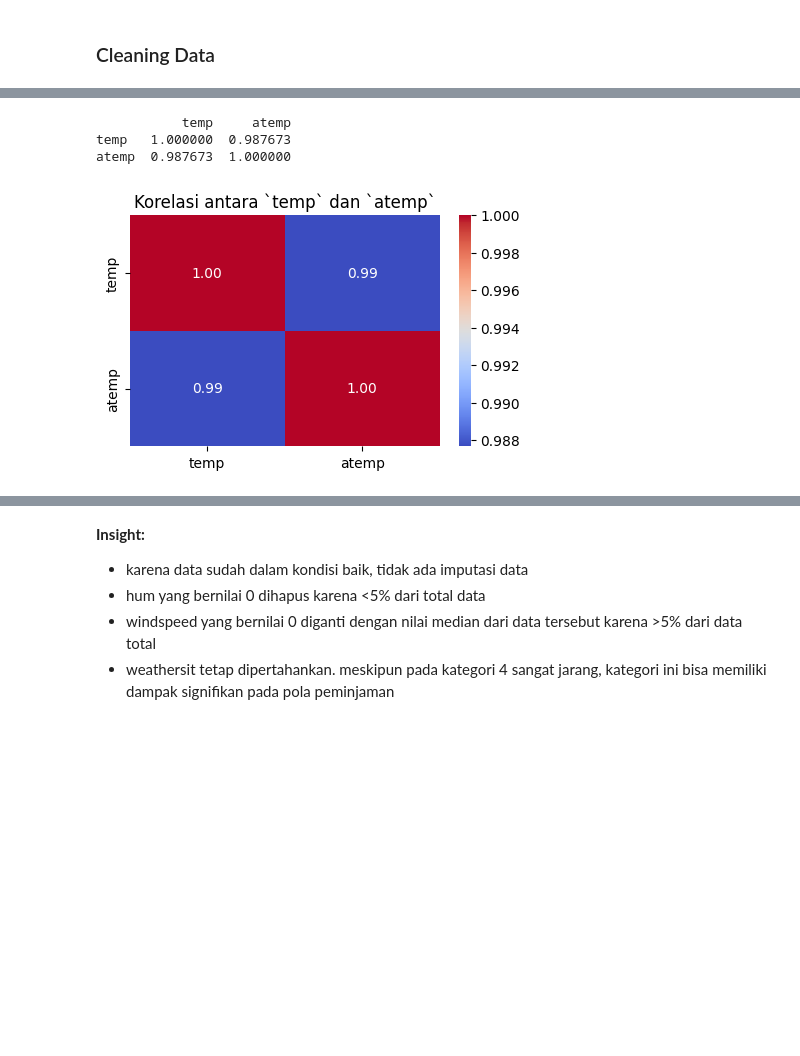
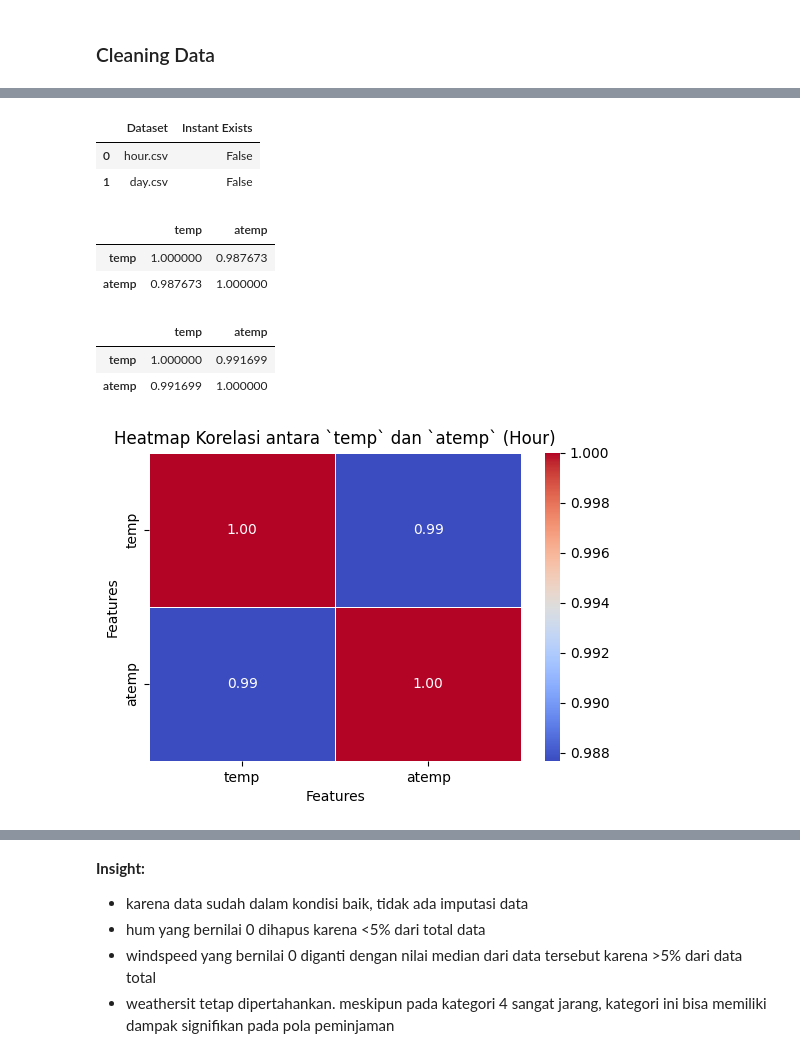
Before and after one commit to spicynoon/bike_sharing, a Jupyter notebook: Yandiyan_Dicoding_Proyek Analisis Data.ipynb, the cells around one changed output, grey strips where cells are left out. Cells and saved outputs as stored; diff of their text form; code cells hidden in the pictures; blank space fills up the shorter version.

Commit message:
perbaikan visualisasi data pada dashboard dan membagi main data menjadi 2 bagian

```diff
--- a/Yandiyan_Dicoding_Proyek Analisis Data.ipynb
+++ b/Yandiyan_Dicoding_Proyek Analisis Data.ipynb
@@ -231,6 +300,0 @@ persentase `windspeed = 0.00`: 12.543874791414927 %
-# %%
-#hum <5% sehingga dihapus
-df_hour = df_hour[df_hour['hum'] != 0.00]
-#windspeed >5% sehingga diubat menjadi median
-median_windspeed = df_hour['windspeed'].median()
-df_hour.loc[df_hour['windspeed'] == 0.00, 'windspeed'] = median_windspeed
@@ -259,15 +419,46 @@ df_day.drop(columns=['instant'], inplace=True)
+# %%
+#menghapus kolom 'instant' dari df_hour jika ada
+if 'instant' in df_hour.columns:
+    df_hour.drop(columns=['instant'], inplace=True)
+
+#menghapus kolom 'instant' dari df_day jika ada
+if 'instant' in df_day.columns:
+    df_day.drop(columns=['instant'], inplace=True)
+
+#cek apakah kolom instant masih ada atau tidak
+remaining_columns = pd.DataFrame({
+    "Dataset": ["hour.csv", "day.csv"],
+    "Instant Exists": ["instant" in df_hour.columns, "instant" in df_day.columns]
+})
+
+display(remaining_columns)
+# %% [output]
+|  | Dataset | Instant Exists |
+| 0 | hour.csv | False |
+| 1 | day.csv | False |
+# %%
+#check korelasi antara temp dan atemp pada hour
+correlation_hour = df_hour[['temp', 'atemp']].corr()
+display(correlation_hour)
+# %% [output]
+|  | temp | atemp |
+| temp | 1.000000 | 0.987673 |
+| atemp | 0.987673 | 1.000000 |
+# %%
+#check korelasi anatara temp dan atemp pada day
+correlation_day = df_day[['temp', 'atemp']].corr()
+display(correlation_day)
+# %% [output]
+|  | temp | atemp |
+| temp | 1.000000 | 0.991699 |
+| atemp | 0.991699 | 1.000000 |
 # %%
-#check korelasi antara temp dan atemp
-correlation = df_hour[['temp', 'atemp']].corr()
-print(correlation)
-
-# heatmap korelasi
-plt.figure(figsize=(5,3))
-sns.heatmap(correlation, annot=True, cmap='coolwarm', fmt=".2f")
-plt.title("Korelasi antara `temp` dan `atemp`")
+#heatmap korelasi antara 'temp' dan 'atemp' pada hour
+plt.figure(figsize=(6, 4), dpi=100)
+sns.heatmap(correlation_hour, annot=True, cmap='coolwarm', fmt=".2f", linewidths=0.5)
+plt.title("Heatmap Korelasi antara `temp` dan `atemp` (Hour)", fontsize=12)
+plt.xlabel("Features", fontsize=10)
+plt.ylabel("Features", fontsize=10)
 plt.show()
 # %% [output]
-           temp     atemp
-temp   1.000000  0.987673
-atemp  0.987673  1.000000
-[figure, old version]
+[figure, new version]
```
Also changed, not shown: parts of 69 cells of this notebook, 6 other files.
